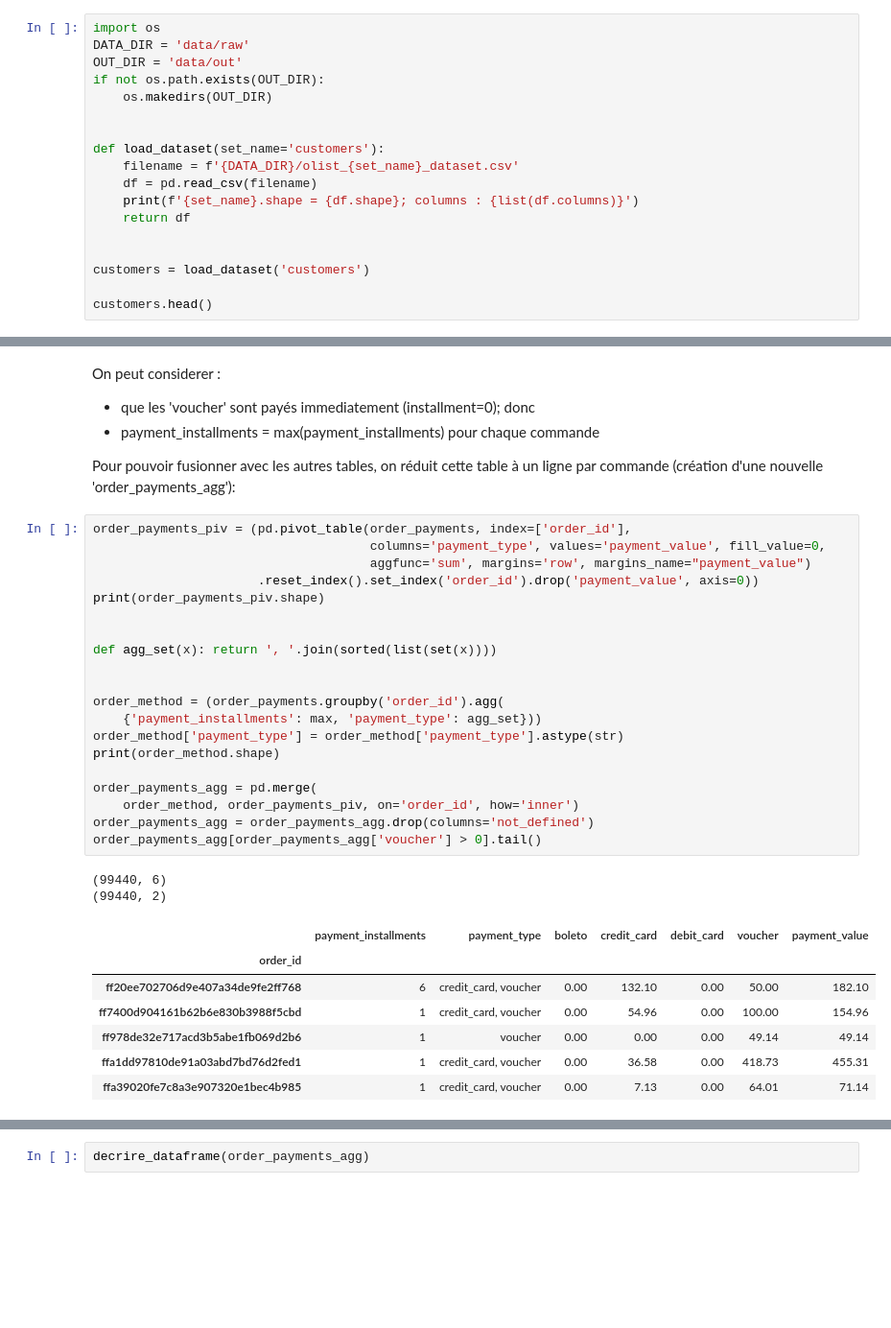
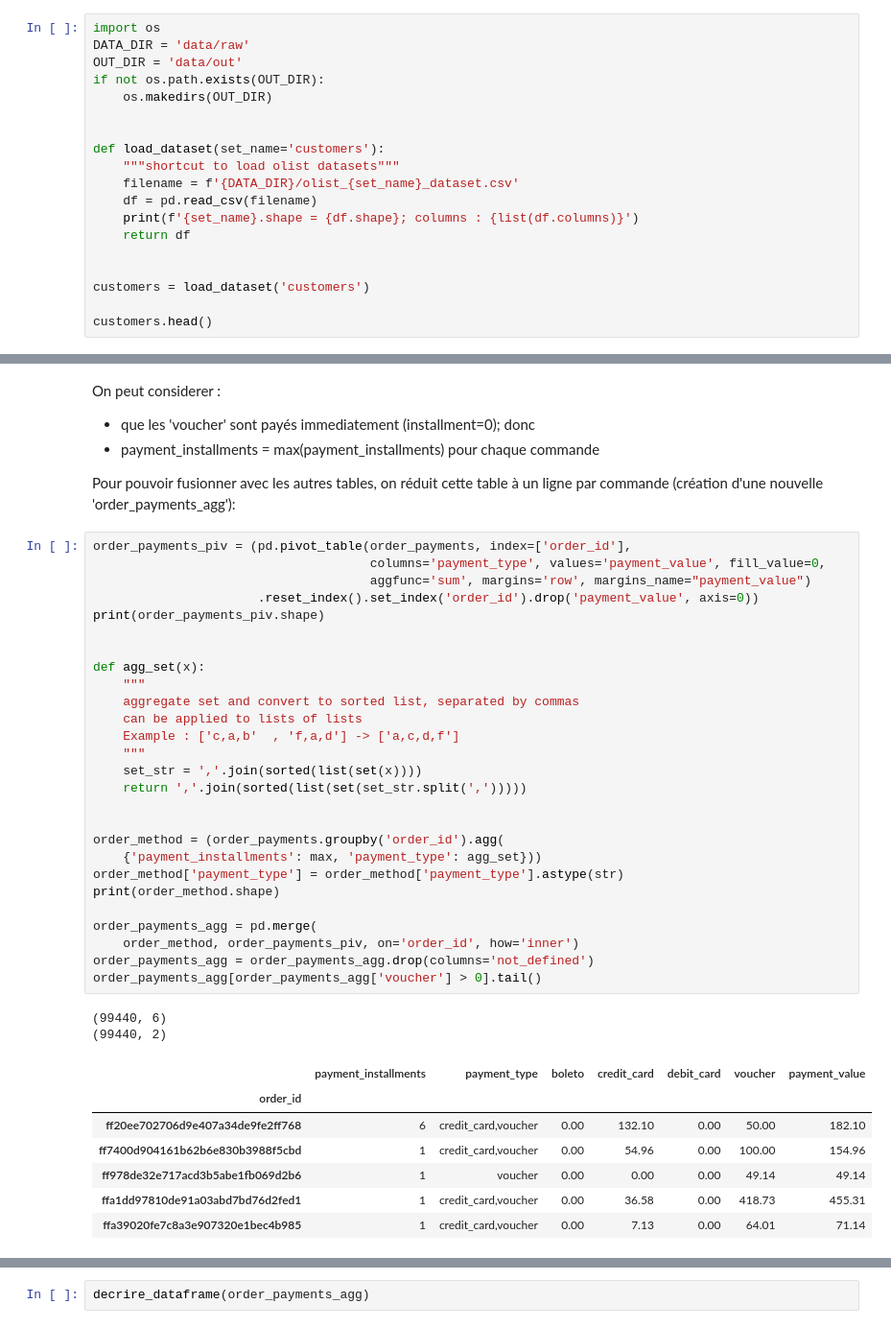
Before and after one commit to mrcreasey/oc-ds-p5-unsupervised-clustering, a Jupyter notebook: P5_01_analyse.ipynb, the cells around one changed output, grey strips where cells are left out. Shown at 96% size. Saved outputs shown, nothing was run; the diff lists cells and outputs as text; blank space fills up the shorter version.

```diff
--- a/P5_01_analyse.ipynb
+++ b/P5_01_analyse.ipynb
@@ -223,6 +226,7 @@ if not os.path.exists(OUT_DIR):
 
 
 def load_dataset(set_name='customers'):
+    """shortcut to load olist datasets"""
     filename = f'{DATA_DIR}/olist_{set_name}_dataset.csv'
     df = pd.read_csv(filename)
     print(f'{set_name}.shape = {df.shape}; columns : {list(df.columns)}')
@@ -1048,33 +1054,40 @@ Pour pouvoir fusionner avec les autres tables, on réduit cette table à un lign
 # %%
 order_payments_piv = (pd.pivot_table(order_payments, index=['order_id'],
                                      columns='payment_type', values='payment_value', fill_value=0,
                                      aggfunc='sum', margins='row', margins_name="payment_value")
                       .reset_index().set_index('order_id').drop('payment_value', axis=0))
 print(order_payments_piv.shape)
 
 
-def agg_set(x): return ', '.join(sorted(list(set(x))))
+def agg_set(x):
+    """
+    aggregate set and convert to sorted list, separated by commas
+    can be applied to lists of lists
+    Example : ['c,a,b'  , 'f,a,d'] -> ['a,c,d,f']
+    """
+    set_str = ','.join(sorted(list(set(x))))
+    return ','.join(sorted(list(set(set_str.split(',')))))
 
 
 order_method = (order_payments.groupby('order_id').agg(
     {'payment_installments': max, 'payment_type': agg_set}))
 order_method['payment_type'] = order_method['payment_type'].astype(str)
 print(order_method.shape)
 
 order_payments_agg = pd.merge(
     order_method, order_payments_piv, on='order_id', how='inner')
 order_payments_agg = order_payments_agg.drop(columns='not_defined')
 order_payments_agg[order_payments_agg['voucher'] > 0].tail()
 # %% [output]
 (99440, 6)
 (99440, 2)
 |  | payment_installments | payment_type | boleto | credit_card | debit_card | voucher | payment_value |
 | order_id |  |  |  |  |  |  |  |
-| ff20ee702706d9e407a34de9fe2ff768 | 6 | credit_card, voucher | 0.00 | 132.10 | 0.00 | 50.00 | 182.10 |
-| ff7400d904161b62b6e830b3988f5cbd | 1 | credit_card, voucher | 0.00 | 54.96 | 0.00 | 100.00 | 154.96 |
+| ff20ee702706d9e407a34de9fe2ff768 | 6 | credit_card,voucher | 0.00 | 132.10 | 0.00 | 50.00 | 182.10 |
+| ff7400d904161b62b6e830b3988f5cbd | 1 | credit_card,voucher | 0.00 | 54.96 | 0.00 | 100.00 | 154.96 |
 | ff978de32e717acd3b5abe1fb069d2b6 | 1 | voucher | 0.00 | 0.00 | 0.00 | 49.14 | 49.14 |
-| ffa1dd97810de91a03abd7bd76d2fed1 | 1 | credit_card, voucher | 0.00 | 36.58 | 0.00 | 418.73 | 455.31 |
-| ffa39020fe7c8a3e907320e1bec4b985 | 1 | credit_card, voucher | 0.00 | 7.13 | 0.00 | 64.01 | 71.14 |
+| ffa1dd97810de91a03abd7bd76d2fed1 | 1 | credit_card,voucher | 0.00 | 36.58 | 0.00 | 418.73 | 455.31 |
+| ffa39020fe7c8a3e907320e1bec4b985 | 1 | credit_card,voucher | 0.00 | 7.13 | 0.00 | 64.01 | 71.14 |
 # %%
 order_payments_agg['payment_type'].value_counts()
 # %% [output]
```
Also changed, not shown: parts of 25 cells of this notebook, 1 other file.
